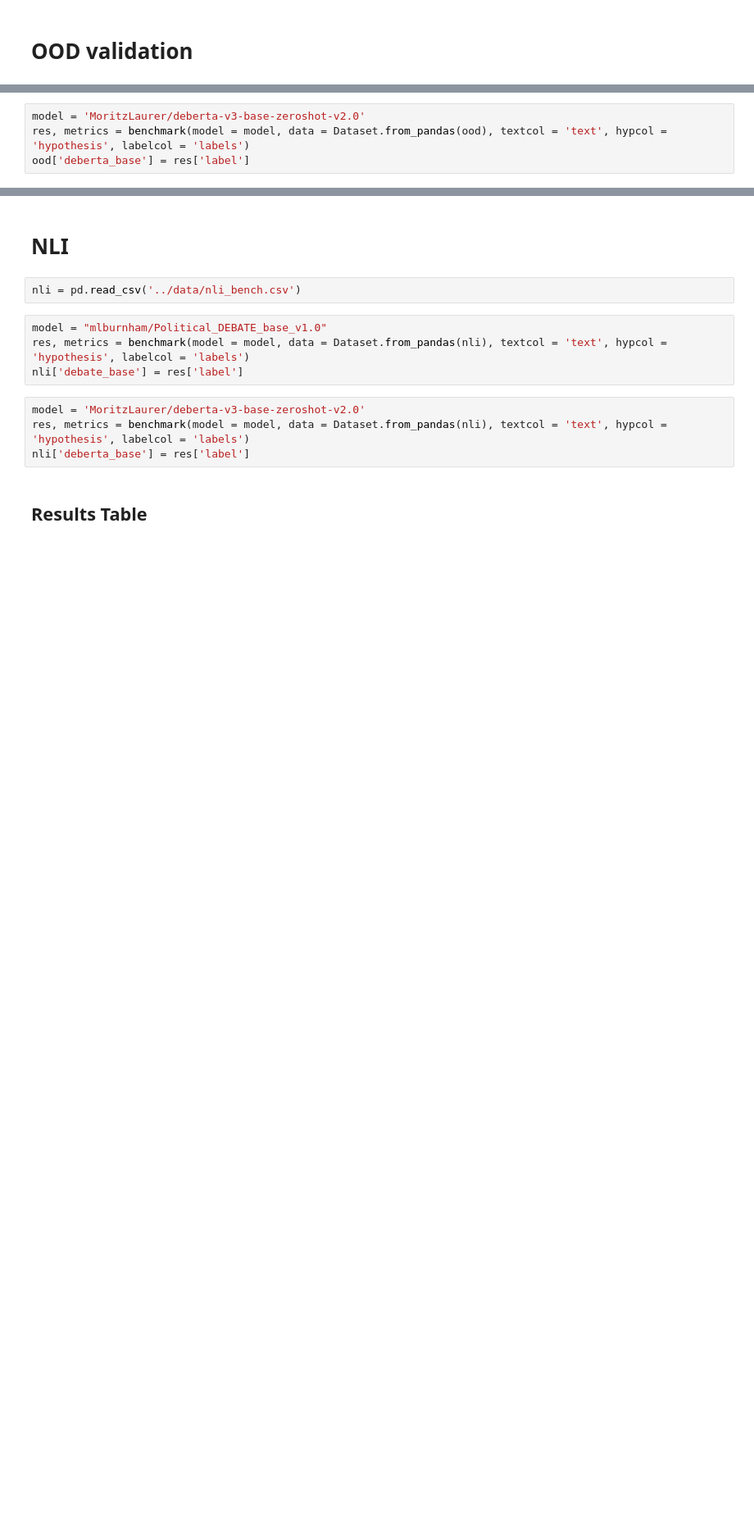
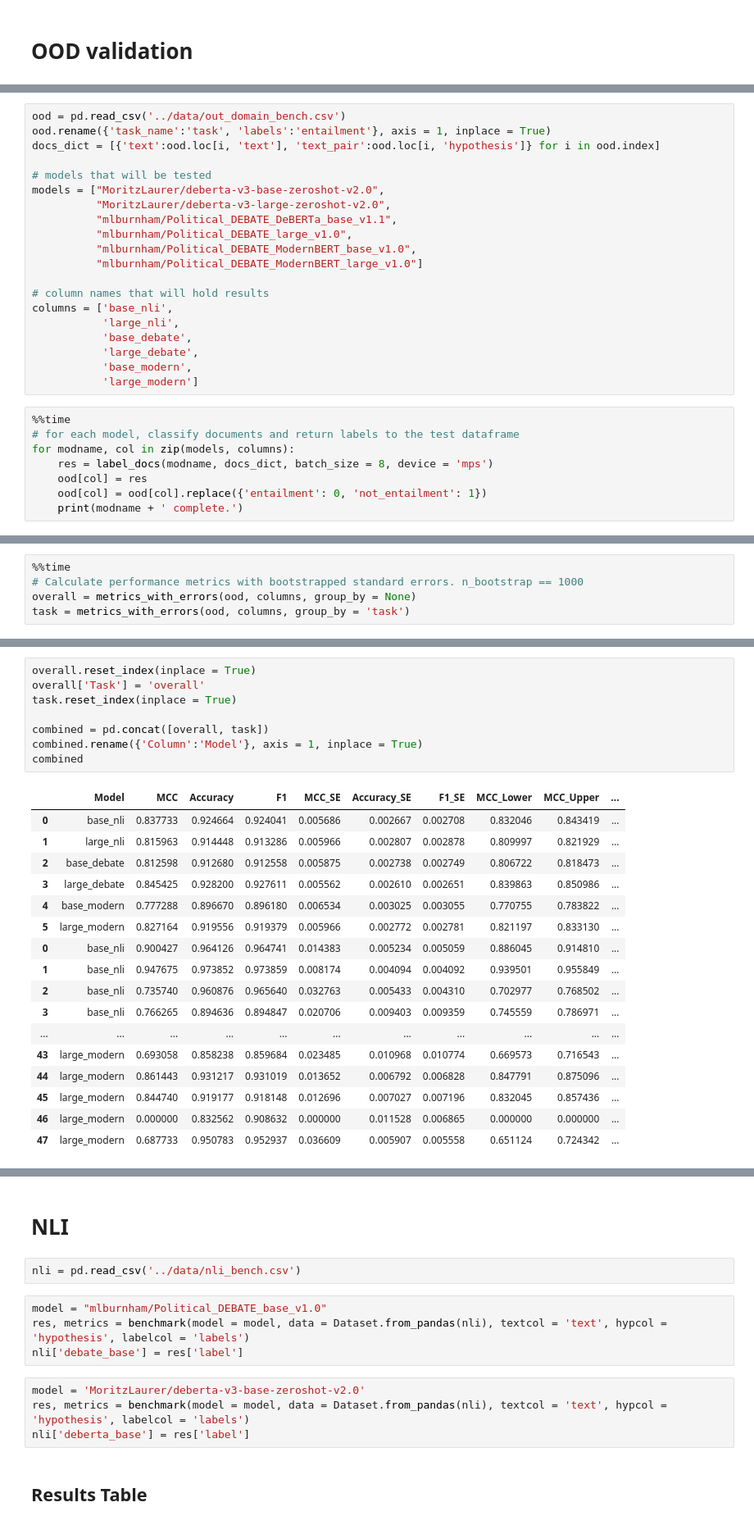
Before and after one commit to MLBurnham/pol_DEBATE, a Jupyter notebook: analysis/benchmark_OOD_NLI.ipynb, the cells around one changed output, grey strips where cells are left out. Shown: that part at 82% size. Cells and saved outputs as stored; diff of their text form; blank space fills up the shorter version.

```diff
--- a/analysis/benchmark_OOD_NLI.ipynb
+++ b/analysis/benchmark_OOD_NLI.ipynb
@@ -139,4 +285,0 @@ ood['debate_base'] = res['label']
-# %%
-model = 'MoritzLaurer/deberta-v3-base-zeroshot-v2.0'
-res, metrics = benchmark(model = model, data = Dataset.from_pandas(ood), textcol = 'text', hypcol = 'hypothesis', labelcol = 'labels')
-ood['deberta_base'] = res['label']
@@ -177,0 +286,28 @@ results_df.loc[results_df['Task'].isna(), 'Task'] = 'Overall'
+# %%
+ood = pd.read_csv('../data/out_domain_bench.csv')
+ood.rename({'task_name':'task', 'labels':'entailment'}, axis = 1, inplace = True)
+docs_dict = [{'text':ood.loc[i, 'text'], 'text_pair':ood.loc[i, 'hypothesis']} for i in ood.index]
+
+# models that will be tested
+models = ["MoritzLaurer/deberta-v3-base-zeroshot-v2.0",
+          "MoritzLaurer/deberta-v3-large-zeroshot-v2.0",
+          "mlburnham/Political_DEBATE_DeBERTa_base_v1.1",
+          "mlburnham/Political_DEBATE_large_v1.0",
+          "mlburnham/Political_DEBATE_ModernBERT_base_v1.0",
+          "mlburnham/Political_DEBATE_ModernBERT_large_v1.0"]
+
+# column names that will hold results
+columns = ['base_nli',
+           'large_nli',
+           'base_debate',
+           'large_debate',
+           'base_modern',
+           'large_modern']
+# %%
+%%time
+# for each model, classify documents and return labels to the test dataframe
+for modname, col in zip(models, columns):
+    res = label_docs(modname, docs_dict, batch_size = 8, device = 'mps')
+    ood[col] = res
+    ood[col] = ood[col].replace({'entailment': 0, 'not_entailment': 1})
+    print(modname + ' complete.')
@@ -177,0 +330,5 @@ results_df.loc[results_df['Task'].isna(), 'Task'] = 'Overall'
+# %%
+%%time
+# Calculate performance metrics with bootstrapped standard errors. n_bootstrap == 1000
+overall = metrics_with_errors(ood, columns, group_by = None)
+task = metrics_with_errors(ood, columns, group_by = 'task')
@@ -177,0 +338,26 @@ results_df.loc[results_df['Task'].isna(), 'Task'] = 'Overall'
+# %%
+overall.reset_index(inplace = True)
+overall['Task'] = 'overall'
+task.reset_index(inplace = True)
+
+combined = pd.concat([overall, task])
+combined.rename({'Column':'Model'}, axis = 1, inplace = True)
+combined
+# %% [output]
+|  | Model | MCC | Accuracy | F1 | MCC_SE | Accuracy_SE | F1_SE | MCC_Lower | MCC_Upper | ... |
+| 0 | base_nli | 0.837733 | 0.924664 | 0.924041 | 0.005686 | 0.002667 | 0.002708 | 0.832046 | 0.843419 | ... |
+| 1 | large_nli | 0.815963 | 0.914448 | 0.913286 | 0.005966 | 0.002807 | 0.002878 | 0.809997 | 0.821929 | ... |
+| 2 | base_debate | 0.812598 | 0.912680 | 0.912558 | 0.005875 | 0.002738 | 0.002749 | 0.806722 | 0.818473 | ... |
+| 3 | large_debate | 0.845425 | 0.928200 | 0.927611 | 0.005562 | 0.002610 | 0.002651 | 0.839863 | 0.850986 | ... |
+| 4 | base_modern | 0.777288 | 0.896670 | 0.896180 | 0.006534 | 0.003025 | 0.003055 | 0.770755 | 0.783822 | ... |
+| 5 | large_modern | 0.827164 | 0.919556 | 0.919379 | 0.005966 | 0.002772 | 0.002781 | 0.821197 | 0.833130 | ... |
+| 0 | base_nli | 0.900427 | 0.964126 | 0.964741 | 0.014383 | 0.005234 | 0.005059 | 0.886045 | 0.914810 | ... |
+| 1 | base_nli | 0.947675 | 0.973852 | 0.973859 | 0.008174 | 0.004094 | 0.004092 | 0.939501 | 0.955849 | ... |
+| 2 | base_nli | 0.735740 | 0.960876 | 0.965640 | 0.032763 | 0.005433 | 0.004310 | 0.702977 | 0.768502 | ... |
+| 3 | base_nli | 0.766265 | 0.894636 | 0.894847 | 0.020706 | 0.009403 | 0.009359 | 0.745559 | 0.786971 | ... |
+| ... | ... | ... | ... | ... | ... | ... | ... | ... | ... | ... |
+| 43 | large_modern | 0.693058 | 0.858238 | 0.859684 | 0.023485 | 0.010968 | 0.010774 | 0.669573 | 0.716543 | ... |
+| 44 | large_modern | 0.861443 | 0.931217 | 0.931019 | 0.013652 | 0.006792 | 0.006828 | 0.847791 | 0.875096 | ... |
+| 45 | large_modern | 0.844740 | 0.919177 | 0.918148 | 0.012696 | 0.007027 | 0.007196 | 0.832045 | 0.857436 | ... |
+| 46 | large_modern | 0.000000 | 0.832562 | 0.908632 | 0.000000 | 0.011528 | 0.006865 | 0.000000 | 0.000000 | ... |
+| 47 | large_modern | 0.687733 | 0.950783 | 0.952937 | 0.036609 | 0.005907 | 0.005558 | 0.651124 | 0.724342 | ... |
```
Also changed, not shown: parts of 19 cells of this notebook.
